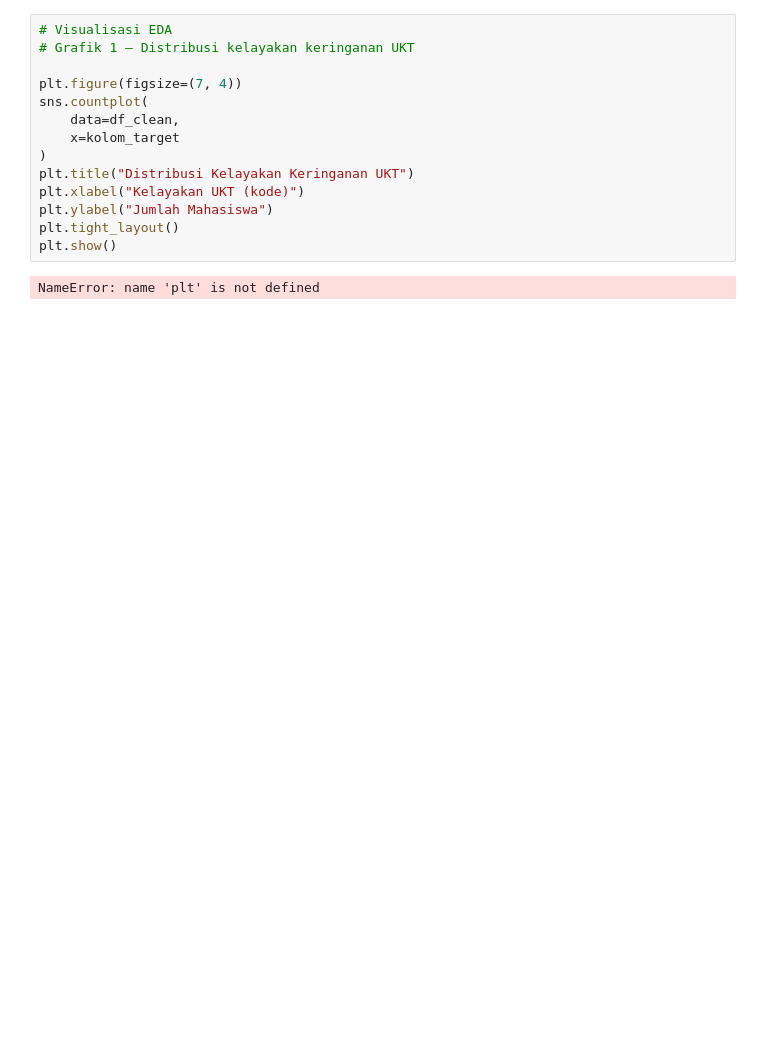
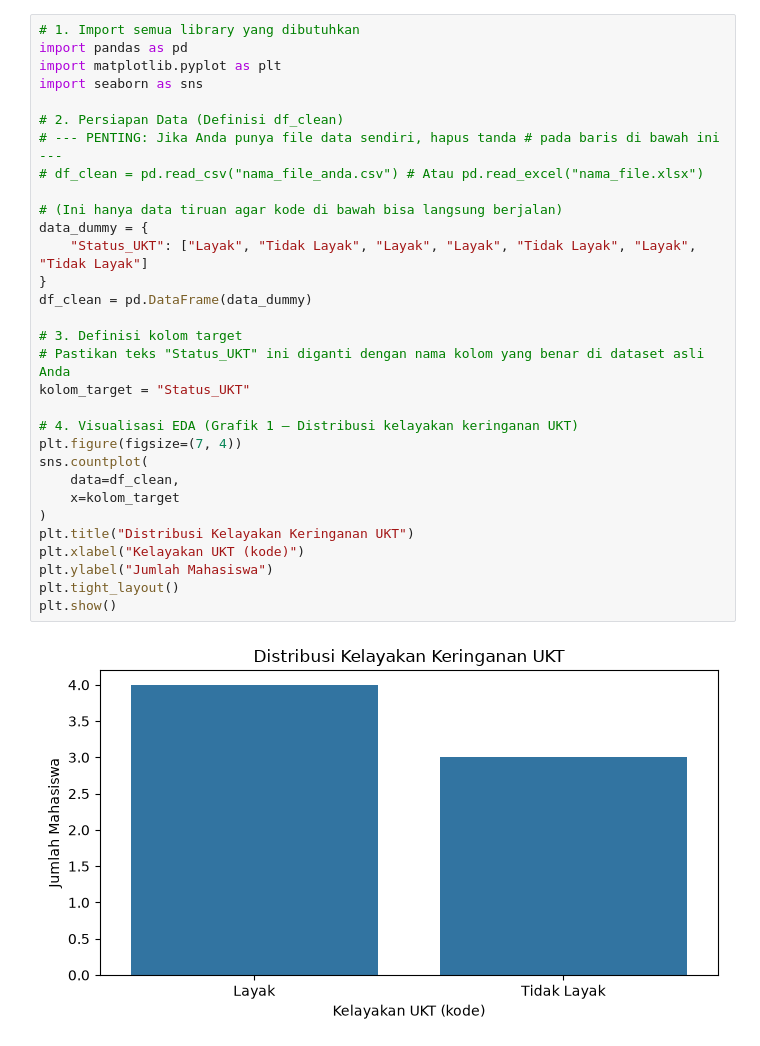
Before and after one commit to befaute/STUDY-CLUB, a Jupyter notebook: 03_VISUALISASI.ipynb, the cells around one changed output. Drawn from its saved outputs; the diff is of its cells as text; blank space fills up the shorter version.

```diff
--- a/03_VISUALISASI.ipynb
+++ b/03_VISUALISASI.ipynb
@@ -1,17 +1,34 @@
 # %%
-# Visualisasi EDA
-# Grafik 1 — Distribusi kelayakan keringanan UKT
+# 1. Import semua library yang dibutuhkan
+import pandas as pd
+import matplotlib.pyplot as plt
+import seaborn as sns
 
+# 2. Persiapan Data (Definisi df_clean)
+# --- PENTING: Jika Anda punya file data sendiri, hapus tanda # pada baris di bawah ini ---
+# df_clean = pd.read_csv("nama_file_anda.csv") # Atau pd.read_excel("nama_file.xlsx")
+
+# (Ini hanya data tiruan agar kode di bawah bisa langsung berjalan)
+data_dummy = {
+    "Status_UKT": ["Layak", "Tidak Layak", "Layak", "Layak", "Tidak Layak", "Layak", "Tidak Layak"]
+}
+df_clean = pd.DataFrame(data_dummy)
+
+# 3. Definisi kolom target
+# Pastikan teks "Status_UKT" ini diganti dengan nama kolom yang benar di dataset asli Anda
+kolom_target = "Status_UKT"
+
+# 4. Visualisasi EDA (Grafik 1 — Distribusi kelayakan keringanan UKT)
 plt.figure(figsize=(7, 4))
 sns.countplot(
     data=df_clean,
     x=kolom_target
 )
 plt.title("Distribusi Kelayakan Keringanan UKT")
 plt.xlabel("Kelayakan UKT (kode)")
 plt.ylabel("Jumlah Mahasiswa")
 plt.tight_layout()
 plt.show()
 # %% [output]
-NameError: name 'plt' is not defined
+[figure, added]
 # %%
```
Also changed, not shown: parts of 4 cells of this notebook, 1 other file.
